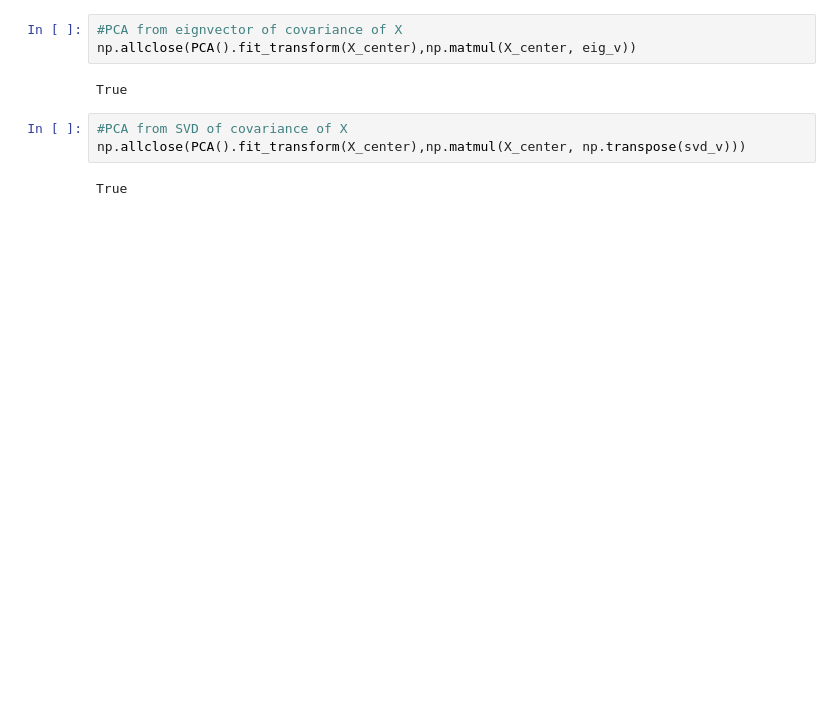
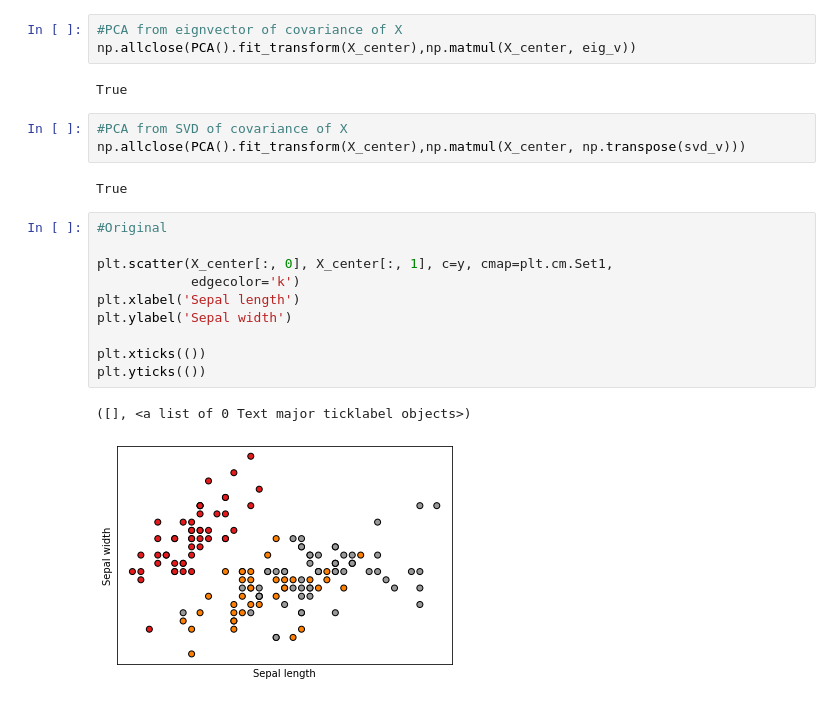
Before and after one commit to DavidKwon91/MathematicsBehindAlgorithms, a Jupyter notebook: PCA/PCA_python.ipynb, the cells around one changed output. Drawn from its saved outputs; the diff is of its cells as text; blank space fills up the shorter version.

```diff
--- a/PCA/PCA_python.ipynb
+++ b/PCA/PCA_python.ipynb
@@ -91,3 +100,16 @@ True
 np.allclose(PCA().fit_transform(X_center),np.matmul(X_center, np.transpose(svd_v)))
 # %% [output]
 True
+# %%
+#Original
+
+plt.scatter(X_center[:, 0], X_center[:, 1], c=y, cmap=plt.cm.Set1,
+            edgecolor='k')
+plt.xlabel('Sepal length')
+plt.ylabel('Sepal width')
+
+plt.xticks(())
+plt.yticks(())
+# %% [output]
+([], <a list of 0 Text major ticklabel objects>)
+[figure, added]
```
Also changed, not shown: parts of 10 cells of this notebook.
